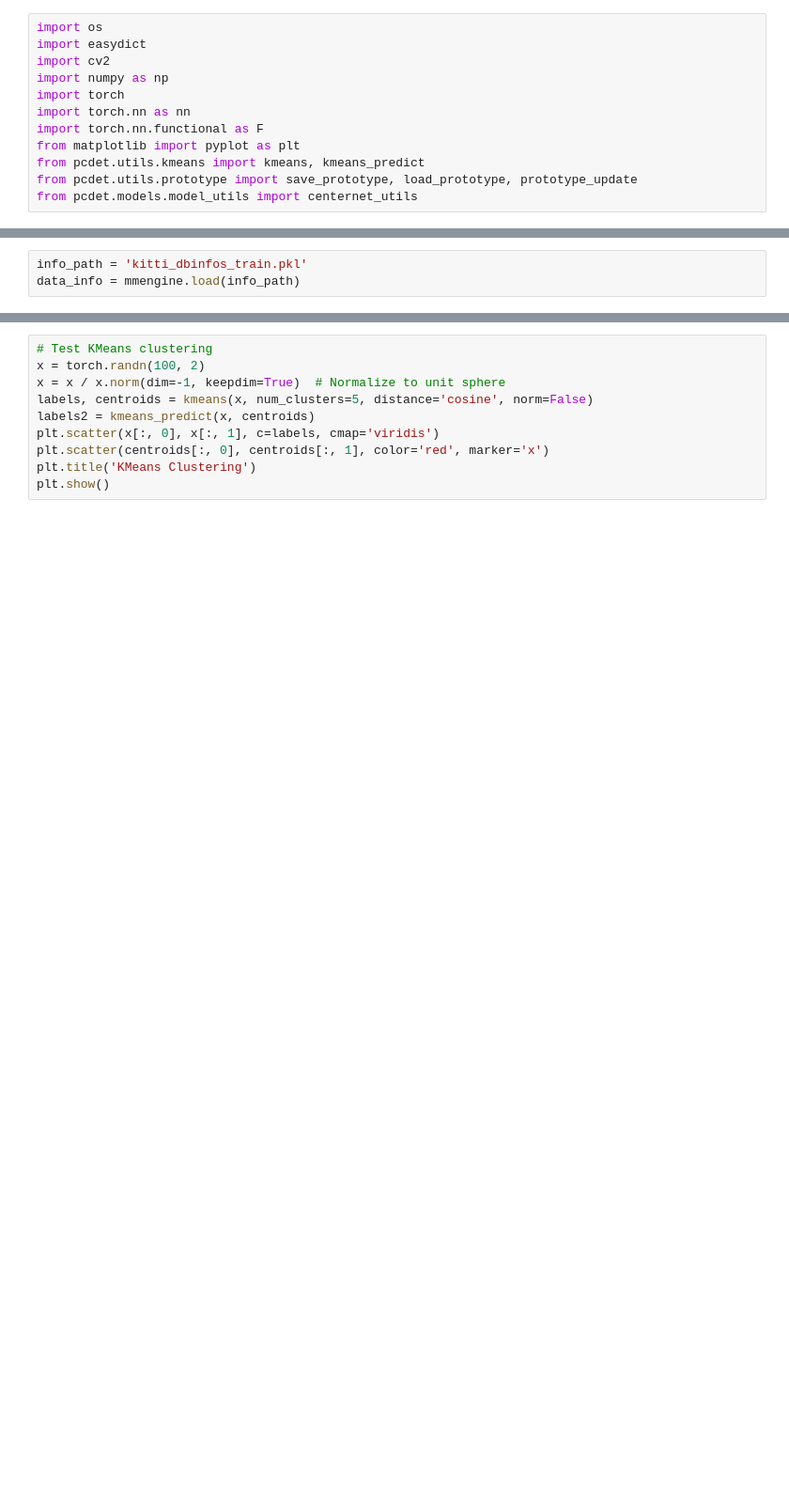
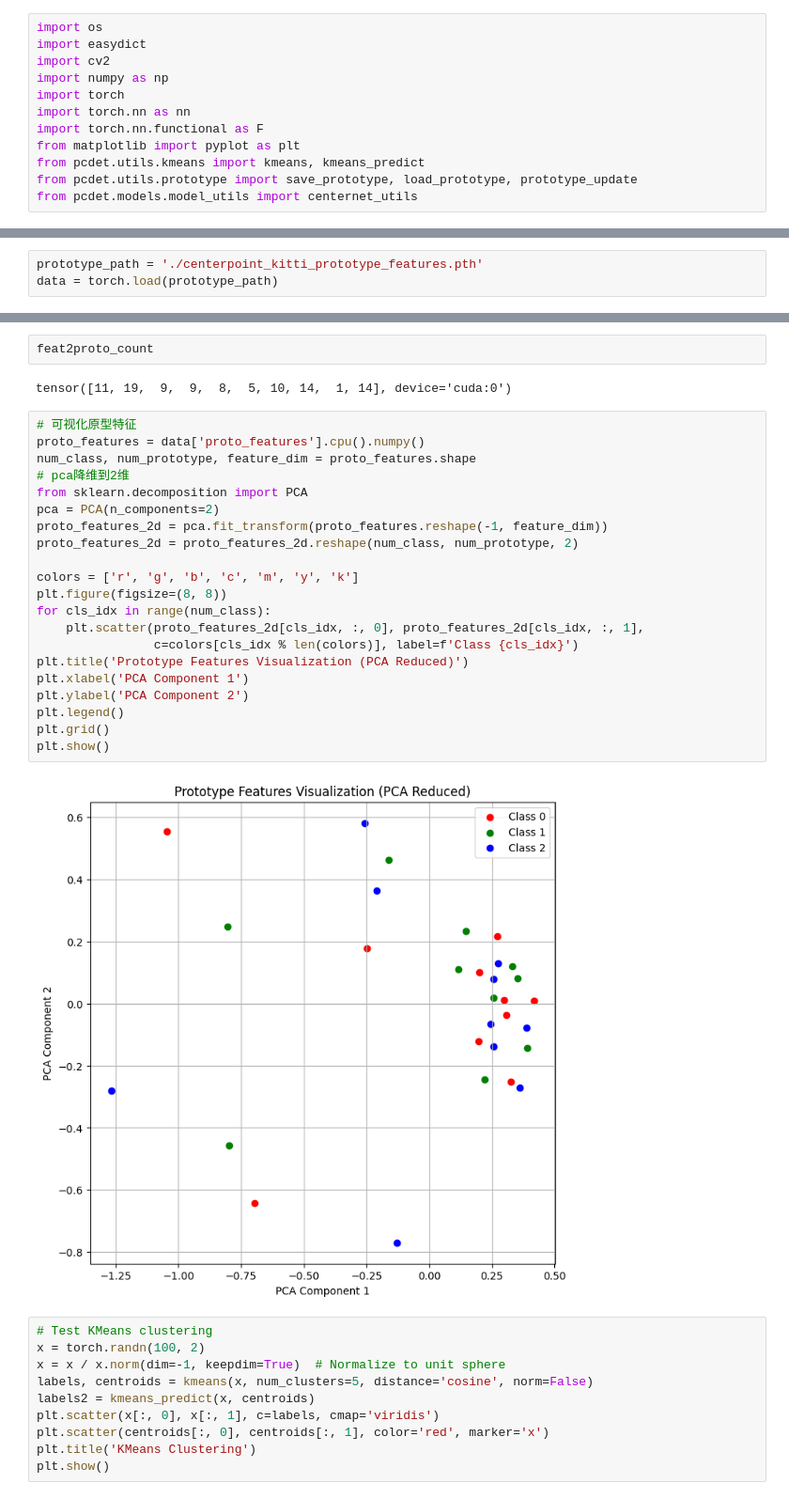
Before and after one commit to TossherO/SPL, a Jupyter notebook: pcdet/tools/test.ipynb, the cells around one changed output, grey strips where cells are left out. Shown at 94% size. Cells and saved outputs as stored; diff of their text form; blank space fills up the shorter version.

Commit message:
modified:   .gitignore modified:   pcdet/tools/cfgs/my_models/centerpoint_kitti_prototype.yaml modified:   pcdet/tools/test.ipynb new file:   pcdet/tools/test_visual.py

```diff
--- a/pcdet/tools/test.ipynb
+++ b/pcdet/tools/test.ipynb
@@ -15,3 +13,3 @@ import mmengine
 # %%
-info_path = 'kitti_dbinfos_train.pkl'
-data_info = mmengine.load(info_path)
+prototype_path = './centerpoint_kitti_prototype_features.pth'
+data = torch.load(prototype_path)
@@ -43,3 +26,30 @@ len(data_info['Car'])
+# %%
+feat2proto_count
+# %% [output]
+tensor([11, 19,  9,  9,  8,  5, 10, 14,  1, 14], device='cuda:0')
+# %%
+# 可视化原型特征
+proto_features = data['proto_features'].cpu().numpy()
+num_class, num_prototype, feature_dim = proto_features.shape
+# pca降维到2维
+from sklearn.decomposition import PCA
+pca = PCA(n_components=2)
+proto_features_2d = pca.fit_transform(proto_features.reshape(-1, feature_dim))
+proto_features_2d = proto_features_2d.reshape(num_class, num_prototype, 2)
+
+colors = ['r', 'g', 'b', 'c', 'm', 'y', 'k']
+plt.figure(figsize=(8, 8))
+for cls_idx in range(num_class):
+    plt.scatter(proto_features_2d[cls_idx, :, 0], proto_features_2d[cls_idx, :, 1],
+                c=colors[cls_idx % len(colors)], label=f'Class {cls_idx}')
+plt.title('Prototype Features Visualization (PCA Reduced)')
+plt.xlabel('PCA Component 1')
+plt.ylabel('PCA Component 2')
+plt.legend()
+plt.grid()
+plt.show()
+# %% [output]
+[figure, added]
 # %%
 # Test KMeans clustering
 x = torch.randn(100, 2)
```
Also changed, not shown: parts of 7 cells of this notebook, 3 other files.
